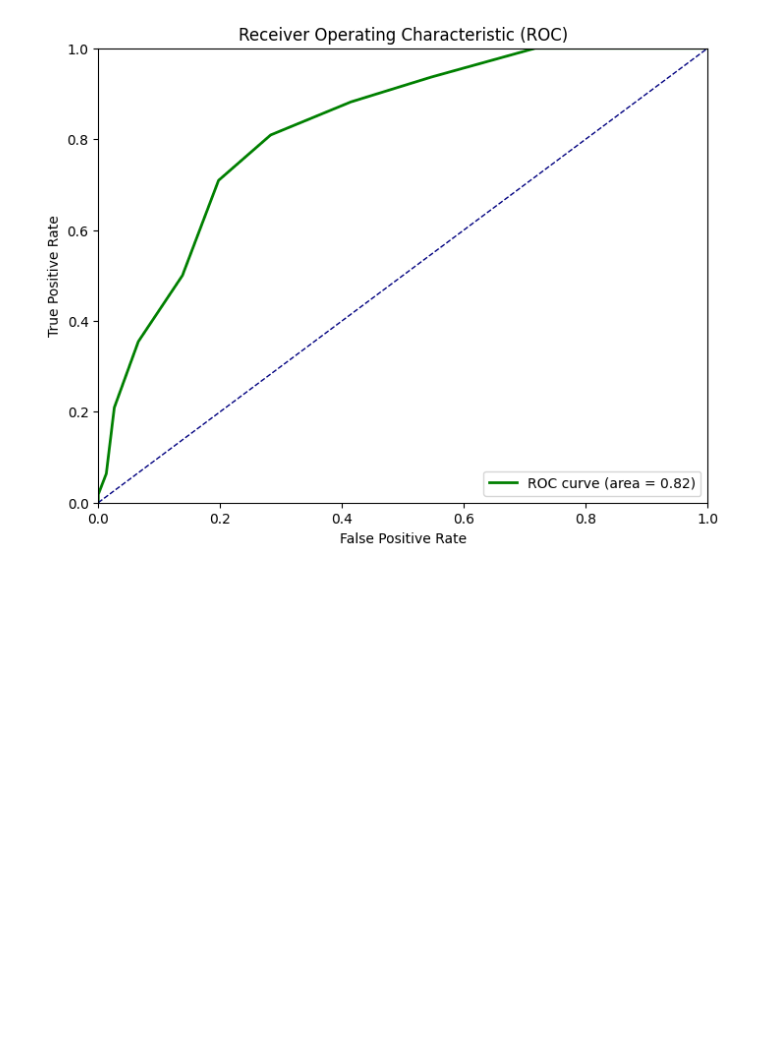
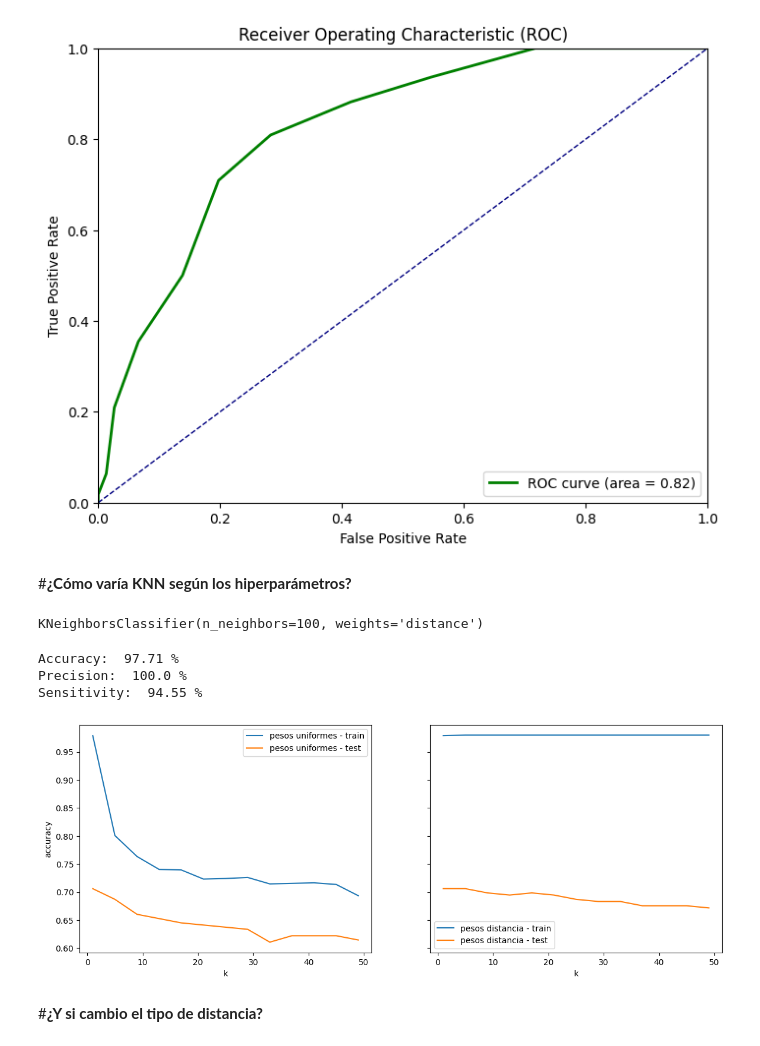
Before and after one commit to ffreirea1988/usm, a Jupyter notebook: KNN.ipynb, the cells around one changed output. Cells and saved outputs as stored; diff of their text form; code cells hidden in the pictures; blank space fills up the shorter version.

```diff
--- a/KNN.ipynb
+++ b/KNN.ipynb
@@ -345,3 +345,12 @@ plt.legend(loc="lower right")
 plt.show()
 # %% [output]
 [figure]
+# %% [markdown]
+#**¿Cómo varía KNN según los hiperparámetros?**
+# %%
+#instanciemos y entrenemos el modelo
+#Variar n_neighbors y weights='uniform' o 'distance'
+model_knn = KNeighborsClassifier(n_neighbors=100,weights='distance')
+model_knn.fit(X,Y)
+# %% [output]
+KNeighborsClassifier(n_neighbors=100, weights='distance')
@@ -347,0 +360,53 @@ plt.show()
+# %%
+#Accuracy = TP+TN / P+N
+accuracy_knn2 = accuracy_score(Y_test, Y_pred)*100
+print('Accuracy: ',accuracy_knn2.round(2),'%')
+
+#Precision = TP / TP+FP
+precision_knn2 = precision_score(Y_test, Y_pred)*100
+print('Precision: ',precision_knn2.round(2),'%')
+
+#Recall o Sensitivity = TP / TP+FN
+recall_knn2 = recall_score(Y_test, Y_pred)*100
+print('Sensitivity: ',recall_knn2.round(2),'%')
+# %% [output]
+Accuracy:  97.71 %
+Precision:  100.0 %
+Sensitivity:  94.55 %
+# %%
+# veamos como le va a nuestro modelo variando la cantidad de vecinos y el tipo de peso
+valores_k = list(range(1,50,4))
+resultados_train_u = []
+resultados_test_u  = []
+resultados_train_d = []
+resultados_test_d  = []
+
+for k in valores_k:
+    # instanciamos el modelo uniforme
+    knn_u = KNeighborsClassifier(n_neighbors=k, weights='uniform')
+    knn_u.fit(X_train, Y_train)
+    y_train_pred = knn_u.predict(X_train)
+    y_pred = knn_u.predict(X_test)
+    resultados_train_u.append(accuracy_score(Y_train, y_train_pred))
+    resultados_test_u.append(accuracy_score(Y_test, y_pred))
+
+    knn_d = KNeighborsClassifier(n_neighbors=k, weights='distance')
+    knn_d.fit(X_train, Y_train)
+    y_train_pred = knn_d.predict(X_train)
+    y_pred = knn_d.predict(X_test)
+    resultados_train_d.append(accuracy_score(Y_train, y_train_pred))
+    resultados_test_d.append(accuracy_score(Y_test, y_pred))
+# %%
+# veamos que paso en cada caso
+f, ax = plt.subplots(1,2,figsize=(14,5),sharey=True)
+ax[0].plot(valores_k, resultados_train_u, valores_k, resultados_test_u);
+ax[0].legend(['pesos uniformes - train', 'pesos uniformes - test']);
+ax[0].set(xlabel='k',ylabel='accuracy');
+
+ax[1].plot(valores_k, resultados_train_d, valores_k, resultados_test_d);
+ax[1].legend(['pesos distancia - train', 'pesos distancia - test']);
+ax[1].set(xlabel='k');
+# %% [output]
+[figure, added]
+# %% [markdown]
+#**¿Y si cambio el tipo de distancia?**
```
Also changed, not shown: parts of 10 cells of this notebook.
